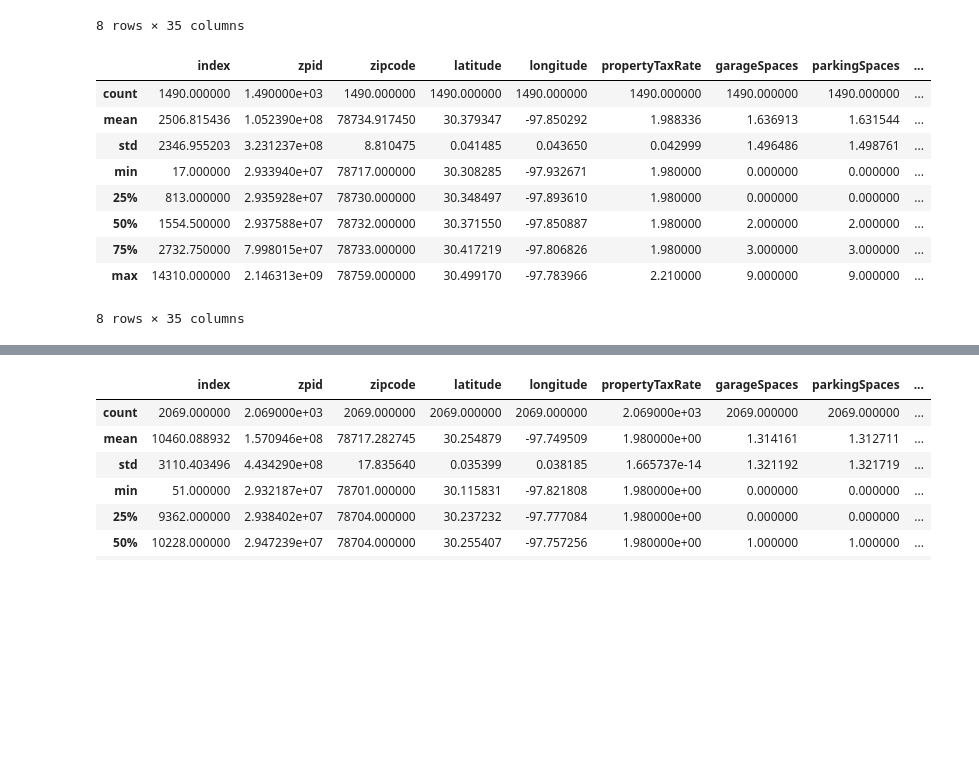
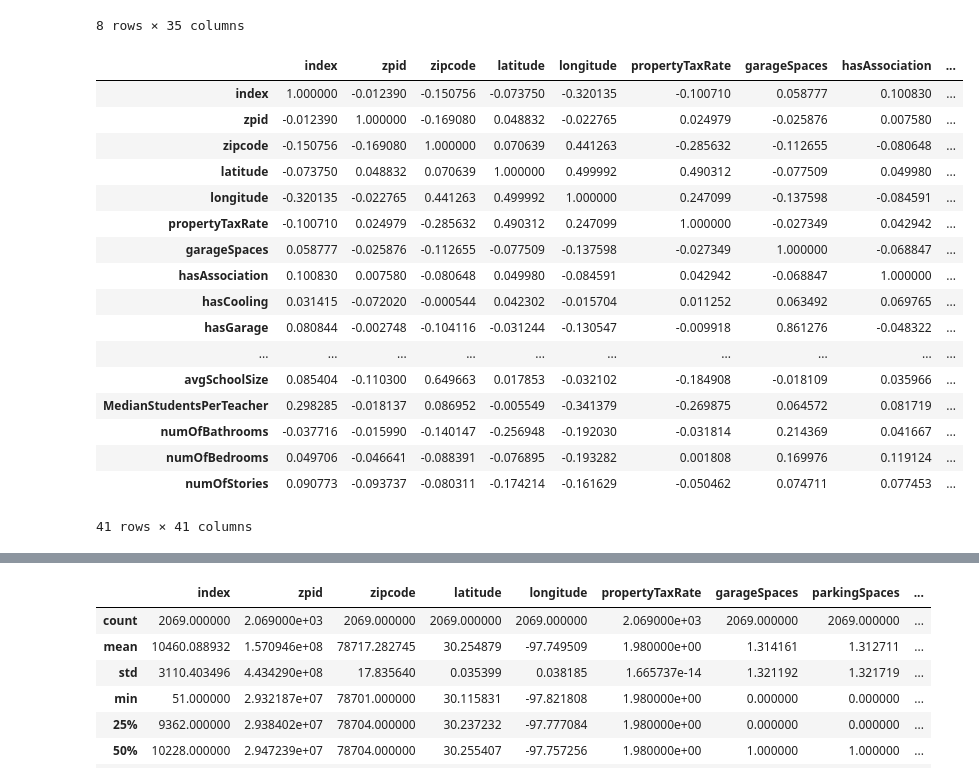
Before and after one commit to jonarnold3065/SMU_Project-1, a Jupyter notebook: Greyson_Work/Greyson_Notebook.ipynb, the cells around one changed output, grey strips where cells are left out. Saved outputs shown, nothing was run; the diff lists cells and outputs as text; code cells hidden in the pictures; blank space fills up the shorter version.

```diff
--- a/Greyson_Work/Greyson_Notebook.ipynb
+++ b/Greyson_Work/Greyson_Notebook.ipynb
@@ -365,15 +401,23 @@ upperNorthEastHouse.describe()
 # %%
 mask = upperNorthHouse['longitude'] < -97.783922
 upperNorthWestHouse = upperNorthHouse[mask]
-upperNorthWestHouse.describe()
+corr = upperNorthWestHouse.corr()
 # %% [output]
-|  | index | zpid | zipcode | latitude | longitude | propertyTaxRate | garageSpaces | parkingSpaces | ... |
-| count | 1490.000000 | 1.490000e+03 | 1490.000000 | 1490.000000 | 1490.000000 | 1490.000000 | 1490.000000 | 1490.000000 | ... |
-| mean | 2506.815436 | 1.052390e+08 | 78734.917450 | 30.379347 | -97.850292 | 1.988336 | 1.636913 | 1.631544 | ... |
-| std | 2346.955203 | 3.231237e+08 | 8.810475 | 0.041485 | 0.043650 | 0.042999 | 1.496486 | 1.498761 | ... |
-| min | 17.000000 | 2.933940e+07 | 78717.000000 | 30.308285 | -97.932671 | 1.980000 | 0.000000 | 0.000000 | ... |
-| 25% | 813.000000 | 2.935928e+07 | 78730.000000 | 30.348497 | -97.893610 | 1.980000 | 0.000000 | 0.000000 | ... |
-| 50% | 1554.500000 | 2.937588e+07 | 78732.000000 | 30.371550 | -97.850887 | 1.980000 | 2.000000 | 2.000000 | ... |
-| 75% | 2732.750000 | 7.998015e+07 | 78733.000000 | 30.417219 | -97.806826 | 1.980000 | 3.000000 | 3.000000 | ... |
-| max | 14310.000000 | 2.146313e+09 | 78759.000000 | 30.499170 | -97.783966 | 2.210000 | 9.000000 | 9.000000 | ... |
+|  | index | zpid | zipcode | latitude | longitude | propertyTaxRate | garageSpaces | hasAssociation | ... |
+| index | 1.000000 | -0.012390 | -0.150756 | -0.073750 | -0.320135 | -0.100710 | 0.058777 | 0.100830 | ... |
+| zpid | -0.012390 | 1.000000 | -0.169080 | 0.048832 | -0.022765 | 0.024979 | -0.025876 | 0.007580 | ... |
+| zipcode | -0.150756 | -0.169080 | 1.000000 | 0.070639 | 0.441263 | -0.285632 | -0.112655 | -0.080648 | ... |
+| latitude | -0.073750 | 0.048832 | 0.070639 | 1.000000 | 0.499992 | 0.490312 | -0.077509 | 0.049980 | ... |
+| longitude | -0.320135 | -0.022765 | 0.441263 | 0.499992 | 1.000000 | 0.247099 | -0.137598 | -0.084591 | ... |
+| propertyTaxRate | -0.100710 | 0.024979 | -0.285632 | 0.490312 | 0.247099 | 1.000000 | -0.027349 | 0.042942 | ... |
+| garageSpaces | 0.058777 | -0.025876 | -0.112655 | -0.077509 | -0.137598 | -0.027349 | 1.000000 | -0.068847 | ... |
+| hasAssociation | 0.100830 | 0.007580 | -0.080648 | 0.049980 | -0.084591 | 0.042942 | -0.068847 | 1.000000 | ... |
+| hasCooling | 0.031415 | -0.072020 | -0.000544 | 0.042302 | -0.015704 | 0.011252 | 0.063492 | 0.069765 | ... |
+| hasGarage | 0.080844 | -0.002748 | -0.104116 | -0.031244 | -0.130547 | -0.009918 | 0.861276 | -0.048322 | ... |
+| ... | ... | ... | ... | ... | ... | ... | ... | ... | ... |
+| avgSchoolSize | 0.085404 | -0.110300 | 0.649663 | 0.017853 | -0.032102 | -0.184908 | -0.018109 | 0.035966 | ... |
+| MedianStudentsPerTeacher | 0.298285 | -0.018137 | 0.086952 | -0.005549 | -0.341379 | -0.269875 | 0.064572 | 0.081719 | ... |
+| numOfBathrooms | -0.037716 | -0.015990 | -0.140147 | -0.256948 | -0.192030 | -0.031814 | 0.214369 | 0.041667 | ... |
+| numOfBedrooms | 0.049706 | -0.046641 | -0.088391 | -0.076895 | -0.193282 | 0.001808 | 0.169976 | 0.119124 | ... |
+| numOfStories | 0.090773 | -0.093737 | -0.080311 | -0.174214 | -0.161629 | -0.050462 | 0.074711 | 0.077453 | ... |
-8 rows × 35 columns
+41 rows × 41 columns
```
Also changed, not shown: parts of 19 cells of this notebook.
